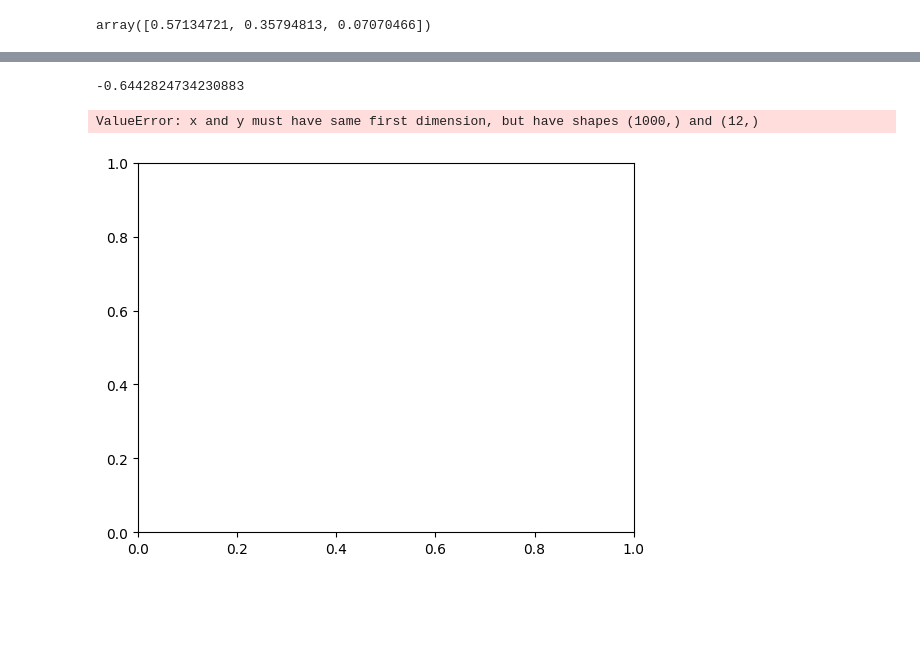
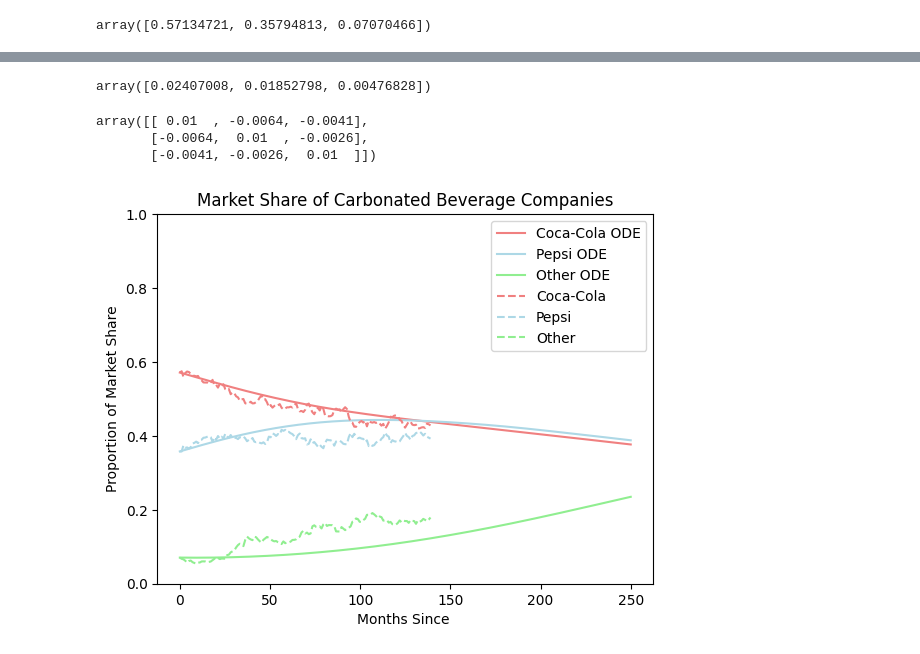
Before and after one commit to brandonwaits12/Radiator-Springs, a Jupyter notebook: ramon.ipynb, the cells around one changed output, grey strips where cells are left out. Cells and saved outputs as stored; diff of their text form; code cells hidden in the pictures; blank space fills up the shorter version.

```diff
--- a/ramon.ipynb
+++ b/ramon.ipynb
@@ -588,6 +588,12 @@ array([0.57134721, 0.35794813, 0.07070466])
 # %%
 def final_ode(t, y, alphas, betas):
     alpha = alphas[int(t)]
+    alpha[0] = alpha[0] / 10
+    alpha[1] = alpha[1] / 10
+    alpha[2] = alpha[2] / 10
+
+
+    betas = betas / 100
     K = 2/3
     dydt = np.zeros(3)
     for i in range(3):
@@ -595,6 +601,9 @@ def final_ode(t, y, alphas, betas):
         dydt[i] = y[i] * (alpha[i] * (1 - y[i] / K) - competitive_term)
 
     return dydt
+
+# def final_ode(t, y, alphas, betas):
+#     return y
 # %%
 
 t0 = 0
@@ -630,0 +622,3 @@ ValueError: x and y must have same first dimension, but have shapes (1000,) and
+# %%
+port2 = np.array(port2.query('caldt >= "2012-06-29"'))[:, :3]
+port2
@@ -639,9 +673,17 @@ fake_alp= np.array([KO_alpha.mean(), PEP_alpha.mean(), Other_alpha.mean()])
 
 betas = np.array([[1, -.64, -.41],
           [-.64, 1, -.26],
-          [-.41, -.26, 1]])
+          [-.41, -.26, 1]]) / 100
-# %% [output]
--0.6442824734230883
+# %%
+fake_alp
+# %% [output]
+array([0.02407008, 0.01852798, 0.00476828])
+# %%
+betas
+# %% [output]
+array([[ 0.01  , -0.0064, -0.0041],
+       [-0.0064,  0.01  , -0.0026],
+       [-0.0041, -0.0026,  0.01  ]])
 # %%
 def event_based_model():
     #np.random.seed(44)
@@ -651,40 +693,43 @@ def event_based_model():
 
 
     def ode(t, y):
         dydt = np.zeros(3)
         temporary_alpha = fake_alp.copy()
         for i in range(3):
             competitive_term = np.sum([betas[i, j] * y[j] for j in range(3) if j != i])
             dydt[i] = y[i] * (temporary_alpha[i] * (1 - y[i] / K) - competitive_term)
         return dydt
 
     t0 = 0
-    tf = 139
+    tf = 250
     x_space = np.linspace(0, tf, 1000)
 
     #Define y0 and solution
     #y0 = np.array([0.1, 0.2, 0.3, 0.15, 0.15])
     sol = solve_ivp(ode, (t0, tf), y0, t_eval=np.linspace(t0, tf, 1000))
     sol.y = sol.y / np.sum(sol.y, axis=0)
 
     #Plot the system
     #Plot the system
-    plt.plot(x_space, sol.y[0],  label=f"Company 1, alpha = {fake_alp[0]:.2f}")
-    plt.plot(x_space, sol.y[1],  label=f"Company 2, alpha = {fake_alp[1]:.2f}")
-    plt.plot(x_space, sol.y[2],  label=f"Company 3, alpha = {fake_alp[2]:.2f}")
+    plt.plot(sol.t, sol.y[0], color = 'lightcoral', ls = '-', label=f"Coca-Cola ODE")
+    plt.plot(sol.t, sol.y[1], color = 'lightblue', ls = '-', label=f"Pepsi ODE")
+    plt.plot(sol.t, sol.y[2],  color = 'lightgreen', ls = '-', label=f"Other ODE")
+    plt.plot(np.linspace(t0, 139, 139), port2[:, 0], color = 'lightcoral', ls = '--', label=f"Coca-Cola")
+    plt.plot(np.linspace(t0, 139, 139), port2[:, 1], color = 'lightblue', ls = '--', label=f"Pepsi")
+    plt.plot(np.linspace(t0, 139, 139), port2[:, 2],  color = 'lightgreen', ls = '--', label=f"Other")
+
 
     plt.ylabel("Proportion of Market Share")
-    plt.xlabel("T (days)")
-    plt.title("Modelling the Market Share 5 Companies:")
+    plt.xlabel("Months Since ")
+    plt.title("Market Share of Carbonated Beverage Companies")
     plt.ylim(0, 1)
     plt.legend()
 
     plt.show()
     return sol.y, fake_alp, betas
 
 solution = event_based_model()
 # %% [output]
-ValueError: x and y must have same first dimension, but have shapes (1000,) and (12,)
-[figure, old version]
+[figure, new version]
 # %%
 def event_based_model():
```
Also changed, not shown: parts of 9 cells of this notebook.
